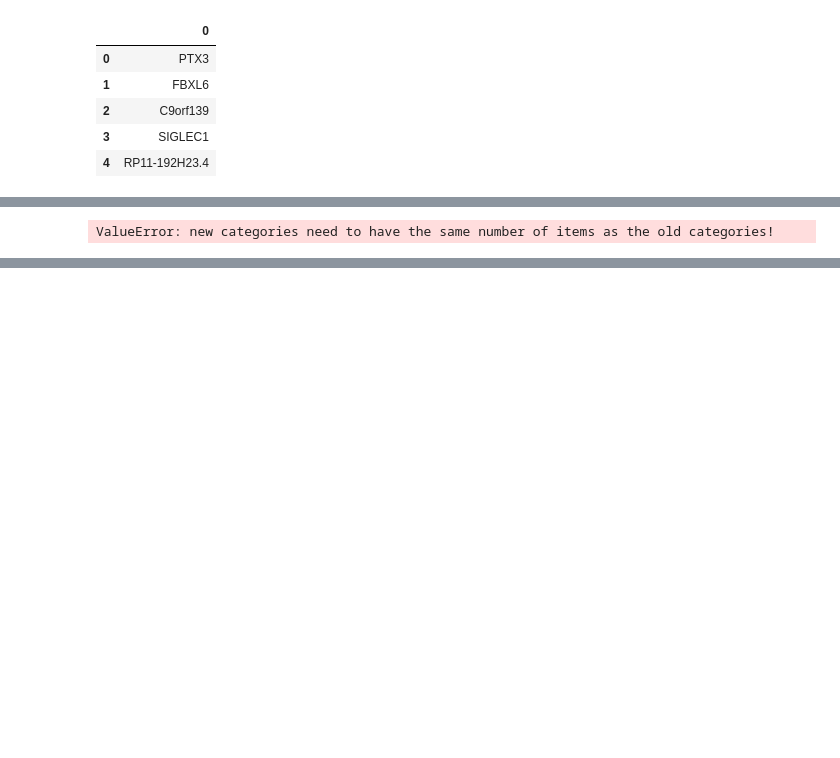
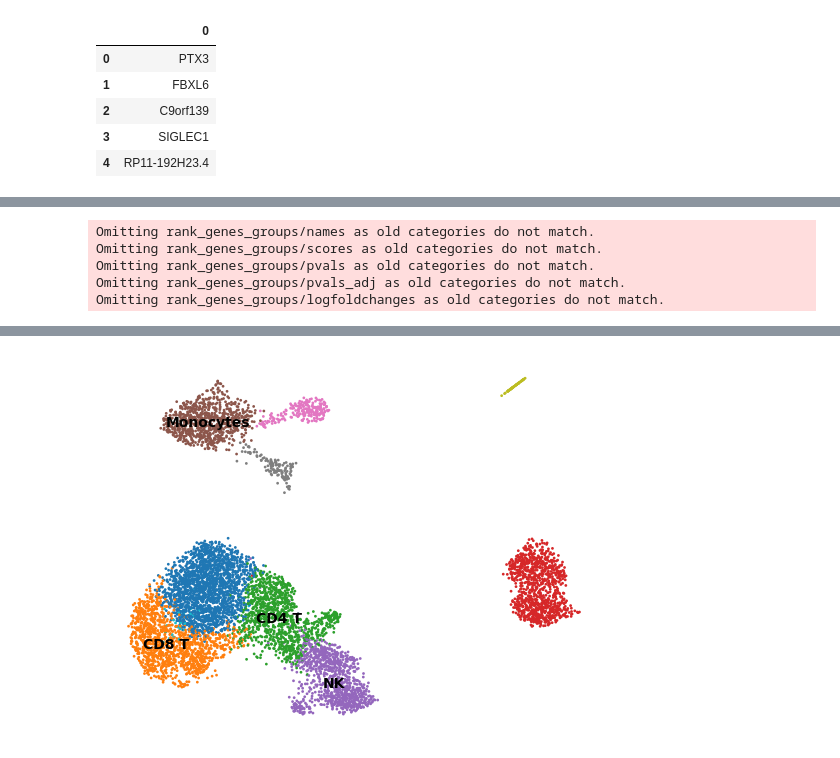
Before and after one commit to meyer-lab/bi-cytok, a Jupyter notebook: HelenPractice.ipynb, the cells around one changed output, grey strips where cells are left out. Saved outputs shown, nothing was run; the diff lists cells and outputs as text; code cells hidden in the pictures; blank space fills up the shorter version.

```diff
--- a/HelenPractice.ipynb
+++ b/HelenPractice.ipynb
@@ -237,14 +237,17 @@ The `scale` parameter has been renamed and will be removed in v0.15.0. Pass `den
 [figure]
 # %%
 new_cluster_names = [
+    "  ",
+    "CD8 T",
     "CD4 T",
-    "B",
-    "FCGR3A+ Monocytes",
+    "        ",
     "NK",
-    "CD8 T",
-    "CD14+ Monocytes",
-    "Dendritic",
-    "Megakaryocytes",
+    "Monocytes",
+    "",
+    "    ",
+    "       ",
+    "         "
+
 ]
 # rename catogories 1 - 9 with cell types - add new column in observations
 X_ctrl.rename_categories("leiden", new_cluster_names)
@@ -253,4 +256,8 @@ sc.pl.umap(
     X_ctrl, color="leiden", legend_loc="on data", title="", frameon=False, save=".pdf"
 )
 # %% [output]
-ValueError: new categories need to have the same number of items as the old categories!
+Omitting rank_genes_groups/names as old categories do not match.
+Omitting rank_genes_groups/scores as old categories do not match.
+Omitting rank_genes_groups/pvals as old categories do not match.
+Omitting rank_genes_groups/pvals_adj as old categories do not match.
+Omitting rank_genes_groups/logfoldchanges as old categories do not match.
@@ -256,0 +265 @@ ValueError: new categories need to have the same number of items as the old cate
+[figure, added]
```
Also changed, not shown: parts of 3 cells of this notebook, 1 other file.
